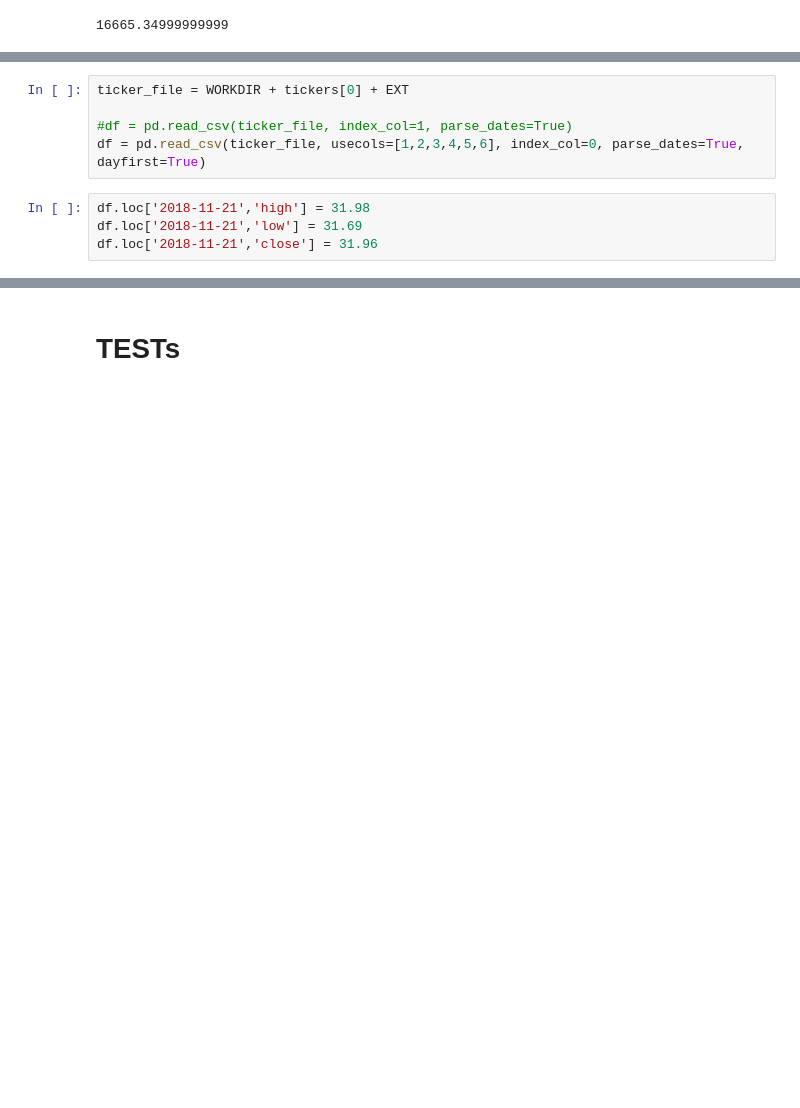
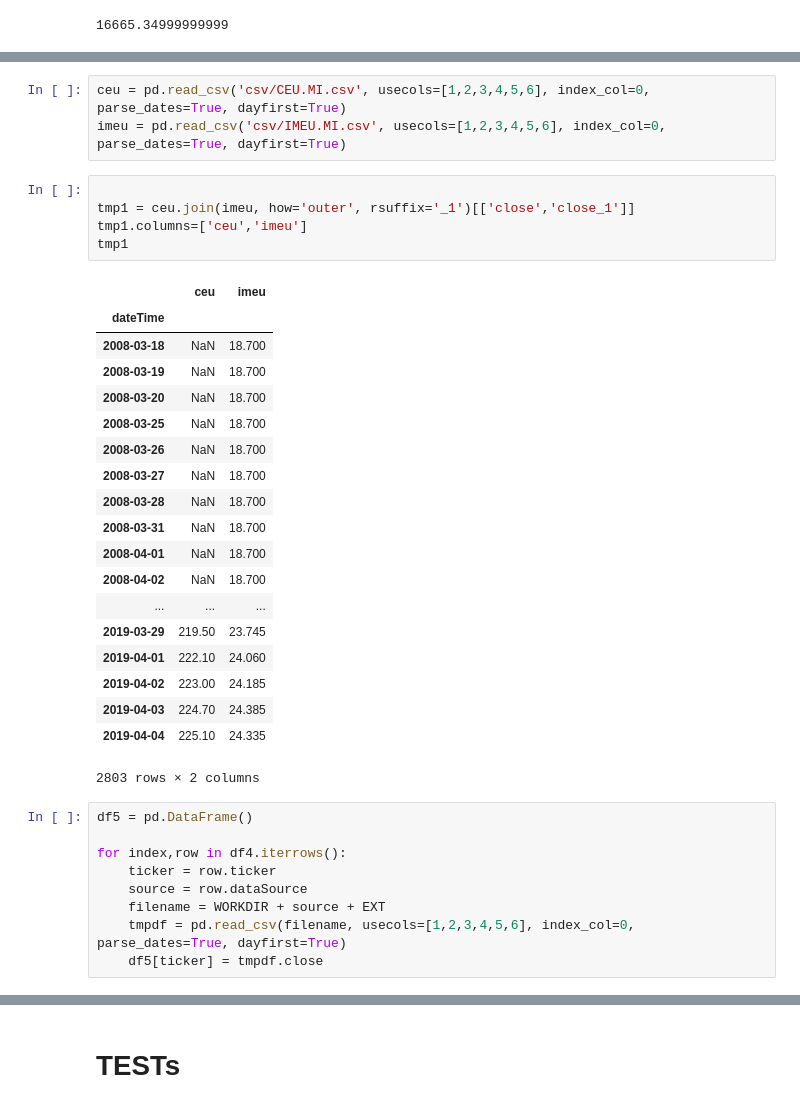
Before and after one commit to zniffur/mytrading, a Jupyter notebook: Clean data.ipynb, the cells around one changed output, grey strips where cells are left out. Drawn from its saved outputs; the diff is of its cells as text; blank space fills up the shorter version.

```diff
--- a/Clean data.ipynb
+++ b/Clean data.ipynb
@@ -177,9 +220,37 @@ tickers = ['EUE.MI']
+# %%
+ceu = pd.read_csv('csv/CEU.MI.csv', usecols=[1,2,3,4,5,6], index_col=0, parse_dates=True, dayfirst=True)
+imeu = pd.read_csv('csv/IMEU.MI.csv', usecols=[1,2,3,4,5,6], index_col=0, parse_dates=True, dayfirst=True)
+# %%
+
+tmp1 = ceu.join(imeu, how='outer', rsuffix='_1')[['close','close_1']]
+tmp1.columns=['ceu','imeu']
+tmp1
+# %% [output]
+|  | ceu | imeu |
+| dateTime |  |  |
+| 2008-03-18 | NaN | 18.700 |
+| 2008-03-19 | NaN | 18.700 |
+| 2008-03-20 | NaN | 18.700 |
+| 2008-03-25 | NaN | 18.700 |
+| 2008-03-26 | NaN | 18.700 |
+| 2008-03-27 | NaN | 18.700 |
+| 2008-03-28 | NaN | 18.700 |
+| 2008-03-31 | NaN | 18.700 |
+| 2008-04-01 | NaN | 18.700 |
+| 2008-04-02 | NaN | 18.700 |
+| ... | ... | ... |
+| 2019-03-29 | 219.50 | 23.745 |
+| 2019-04-01 | 222.10 | 24.060 |
+| 2019-04-02 | 223.00 | 24.185 |
+| 2019-04-03 | 224.70 | 24.385 |
+| 2019-04-04 | 225.10 | 24.335 |
+2803 rows × 2 columns
 # %%
-ticker_file = WORKDIR + tickers[0] + EXT
+df5 = pd.DataFrame()
 
-#df = pd.read_csv(ticker_file, index_col=1, parse_dates=True)
-df = pd.read_csv(ticker_file, usecols=[1,2,3,4,5,6], index_col=0, parse_dates=True, dayfirst=True)
+for index,row in df4.iterrows():
+    ticker = row.ticker
+    source = row.dataSource
+    filename = WORKDIR + source + EXT
+    tmpdf = pd.read_csv(filename, usecols=[1,2,3,4,5,6], index_col=0, parse_dates=True, dayfirst=True)
+    df5[ticker] = tmpdf.close
-# %%
-df.loc['2018-11-21','high'] = 31.98
-df.loc['2018-11-21','low'] = 31.69
-df.loc['2018-11-21','close'] = 31.96
```
Also changed, not shown: parts of 16 cells of this notebook, 3 other files.
